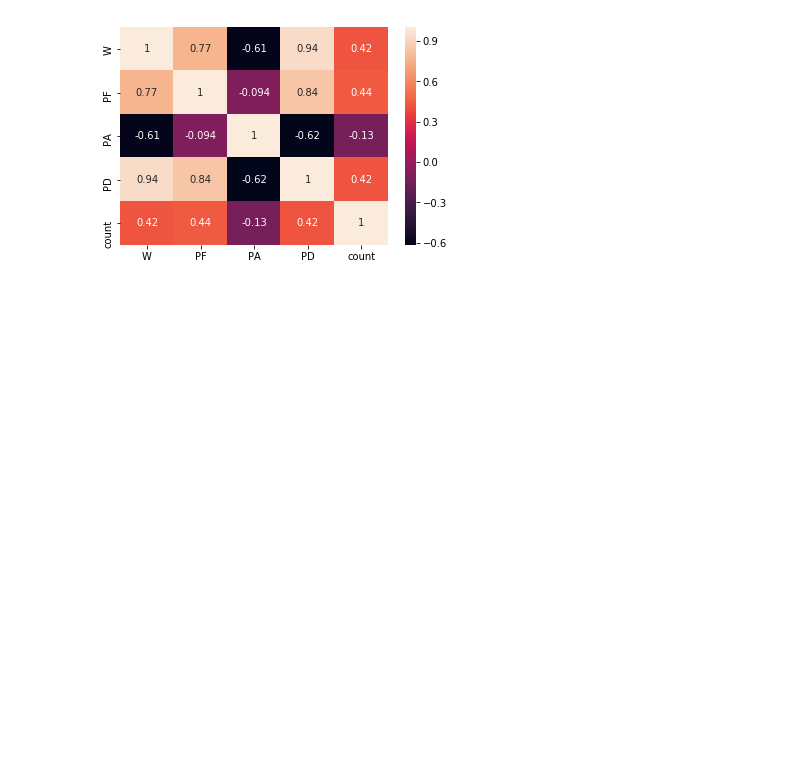
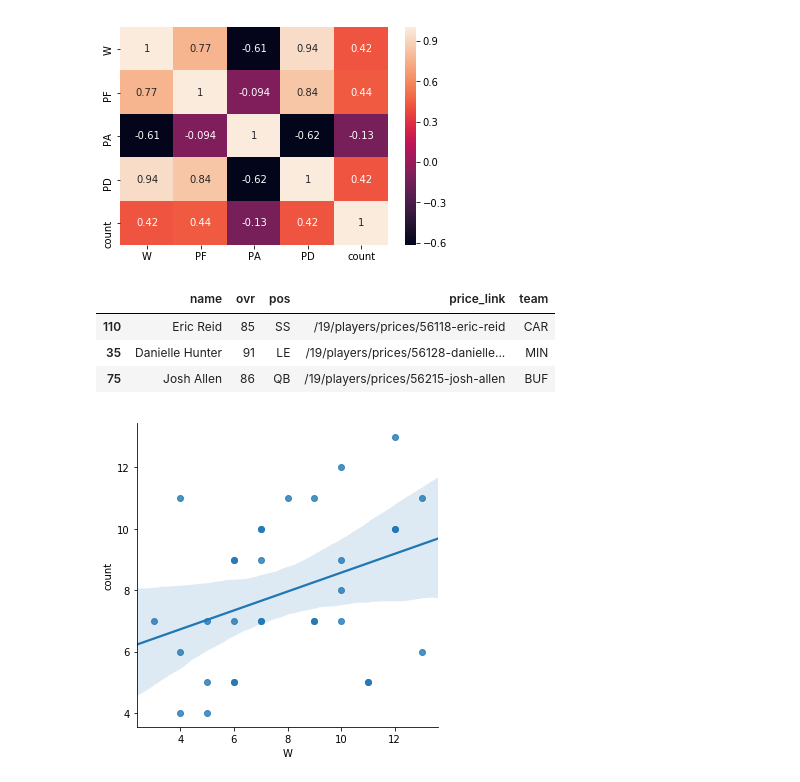
Before and after one commit to WJMatthew/MUT19, a Jupyter notebook: totw_analysis-jan4.ipynb, the cells around one changed output. Drawn from its saved outputs; the diff is of its cells as text; code cells hidden in the pictures; blank space fills up the shorter version.

```diff
--- a/totw_analysis-jan4.ipynb
+++ b/totw_analysis-jan4.ipynb
@@ -147,3 +171,10 @@ nfc_path = '/Users/mattjohnson/PycharmProjects/MUT19/nfc_standings.csv'
 afc = pd.read_csv(afc_path)
 nfc = pd.read_csv(nfc_path)
 standings = pd.concat([afc, nfc])
+# %%
+# position dict to map to off/def
+pos_dict = {'LOLB':'D', 'WR':'O', 'TE':'O', 'LE':'D', 'MLB':'D', 'ROLB':'D', 'HB':'O', 'SS':'D',
+            'QB':'O', 'CB':'D', 'DT':'D', 'FS':'D', 'RE':'D'}
+
+# mapping positions
+df['off_def'] = df['pos'].map(pos_dict)
@@ -238,3 +282,14 @@ plt.title('NFL Team Wins and Elite TOTW Players in the 2018 Season');
 sns.heatmap(elite_df.corr(), annot=True);
 # %% [output]
 [figure]
+# %%
+elites.iloc[elites.groupby('team').groups['ARI']]
+# %% [output]
+|  | name | ovr | pos | price_link | team |
+| 110 | Eric Reid | 85 | SS | /19/players/prices/56118-eric-reid | CAR |
+| 35 | Danielle Hunter | 91 | LE | /19/players/prices/56128-danielle... | MIN |
+| 75 | Josh Allen | 86 | QB | /19/players/prices/56215-josh-allen | BUF |
+# %%
+sns.lmplot(data = all_df[['W', 'count']].reset_index(drop=True), x='W', y='count');
+# %% [output]
+[figure, added]
```
Also changed, not shown: parts of 12 cells of this notebook.
